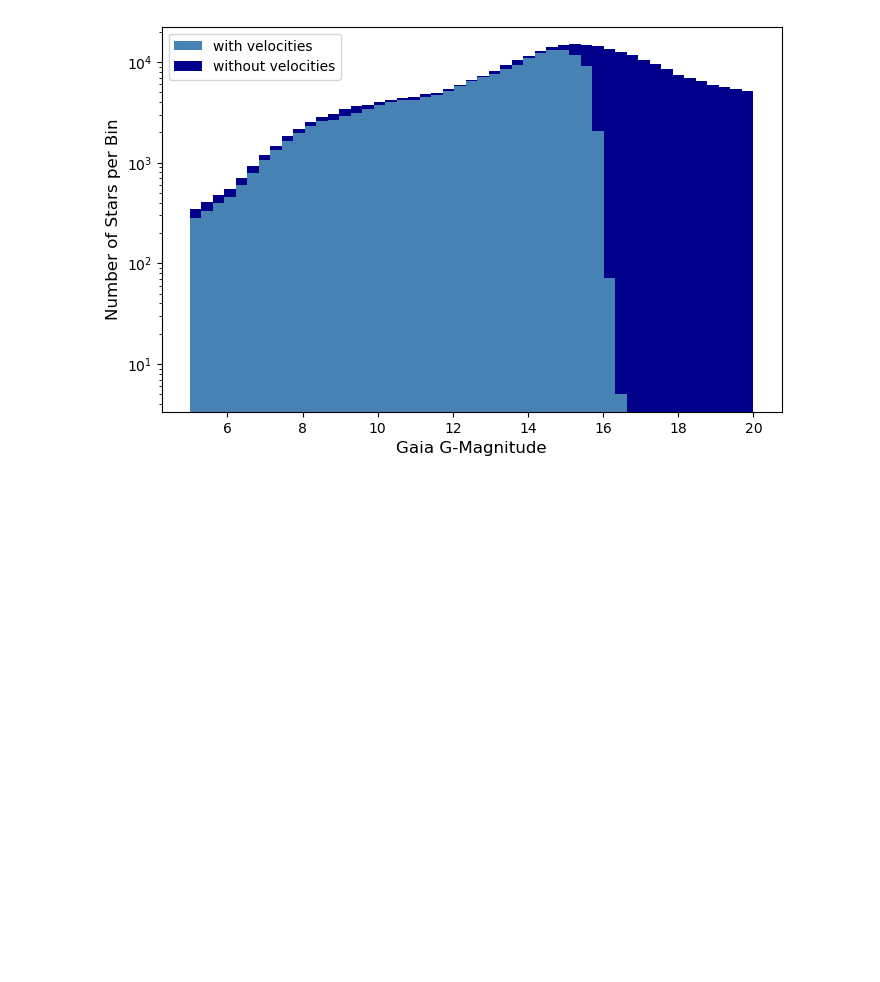
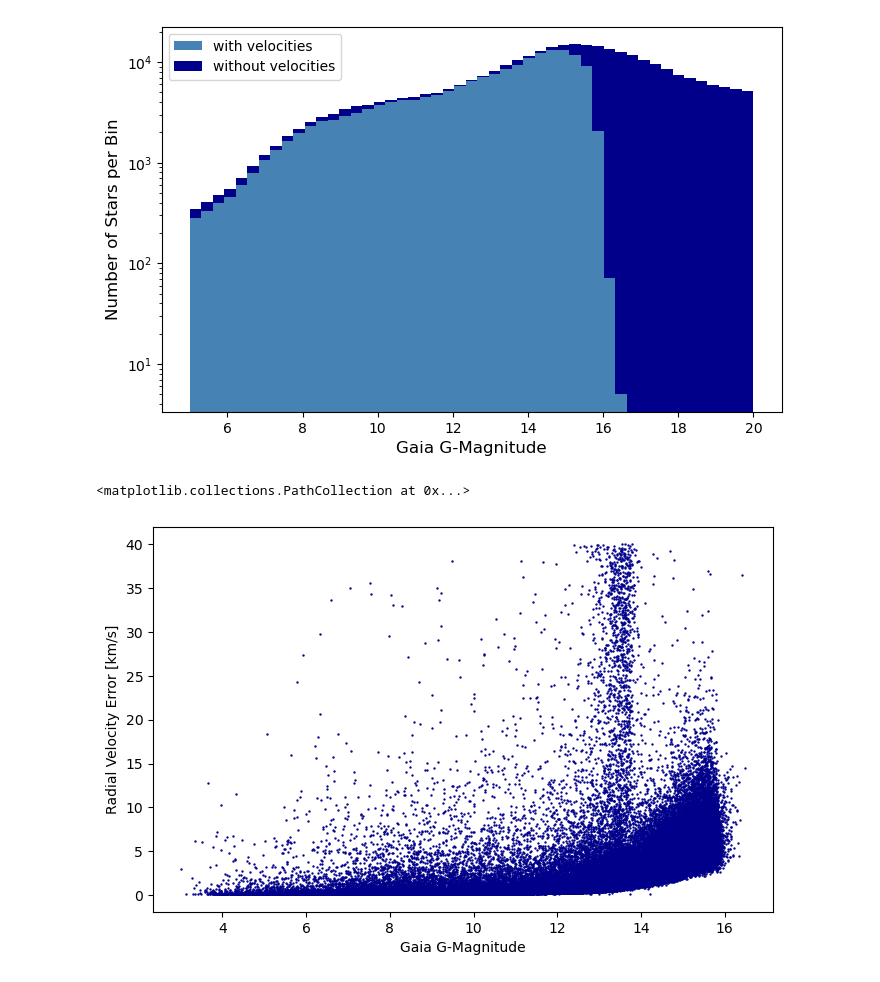
Before and after one commit to AutumnPearce/ISObooks, a Jupyter notebook: star_catalogs/gcns/gcns_new_analysis.ipynb, the cells around one changed output. Saved outputs shown, nothing was run; the diff lists cells and outputs as text; code cells hidden in the pictures; blank space fills up the shorter version.

```diff
--- a/star_catalogs/gcns/gcns_new_analysis.ipynb
+++ b/star_catalogs/gcns/gcns_new_analysis.ipynb
@@ -72,3 +72,11 @@ ax.set_ylabel("Number of Stars per Bin", fontsize = 12)
 plt.show()
 # %% [output]
 [figure]
+# %%
+fig,ax = plt.subplots(figsize=(8,5))
+ax.set_ylabel("Radial Velocity Error [km/s]")
+ax.set_xlabel("Gaia G-Magnitude")
+ax.scatter(data['phot_g_mean_mag'],data['RADIAL_VELOCITY_ERROR'],s=.5, color='darkblue')
+# %% [output]
+<matplotlib.collections.PathCollection at 0x...>
+[figure, added]
```
Also changed, not shown: parts of 5 cells of this notebook.
